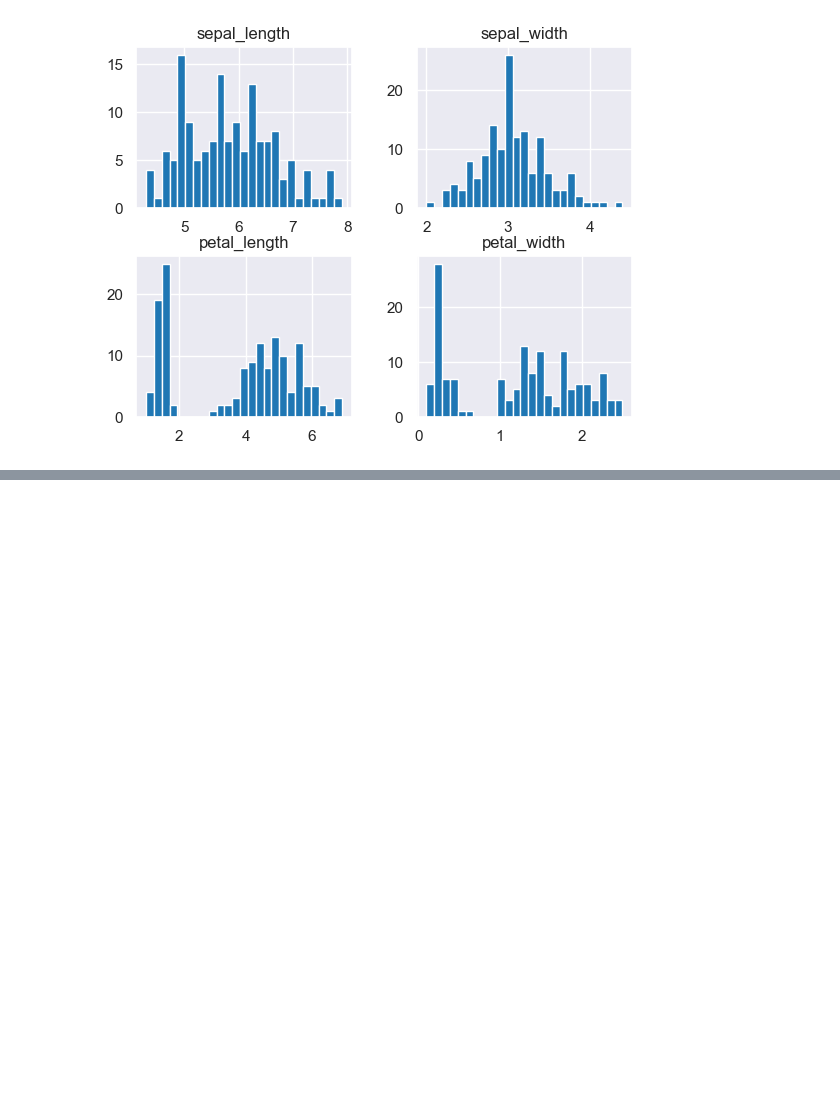
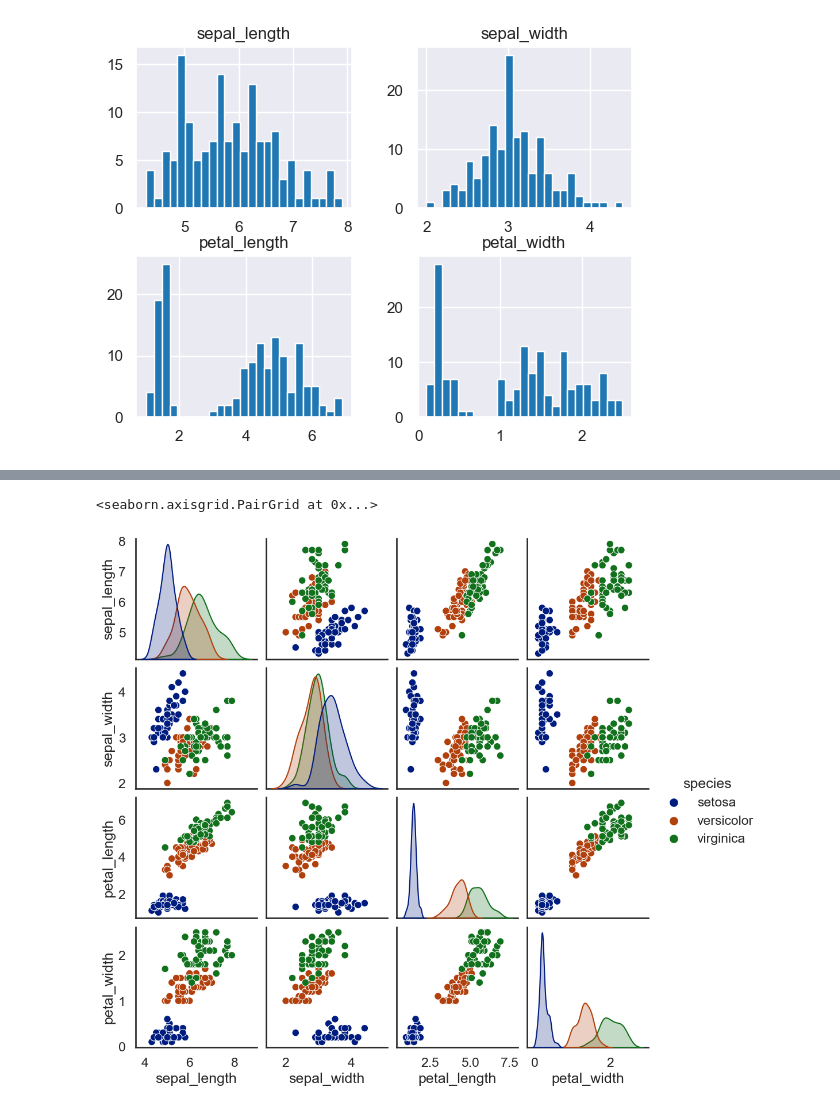
Before and after one commit to IvanMijic0/ML-IBM-Course, a Jupyter notebook: IBM Course/Labs/My_work/Demo_Lab_EDA.ipynb, the cells around one changed output, grey strips where cells are left out. Drawn from its saved outputs; the diff is of its cells as text; code cells hidden in the pictures; blank space fills up the shorter version.

```diff
--- a/IBM Course/Labs/My_work/Demo_Lab_EDA.ipynb
+++ b/IBM Course/Labs/My_work/Demo_Lab_EDA.ipynb
@@ -115,0 +137,6 @@ array([[<AxesSubplot: title={'center': 'petal_length'}, xlabel='[species]'>,
+# %%
+sns.set_context("talk")
+sns.pairplot(data, hue="species")
+# %% [output]
+<seaborn.axisgrid.PairGrid at 0x...>
+[figure, added]
```
Also changed, not shown: parts of 6 cells of this notebook.
